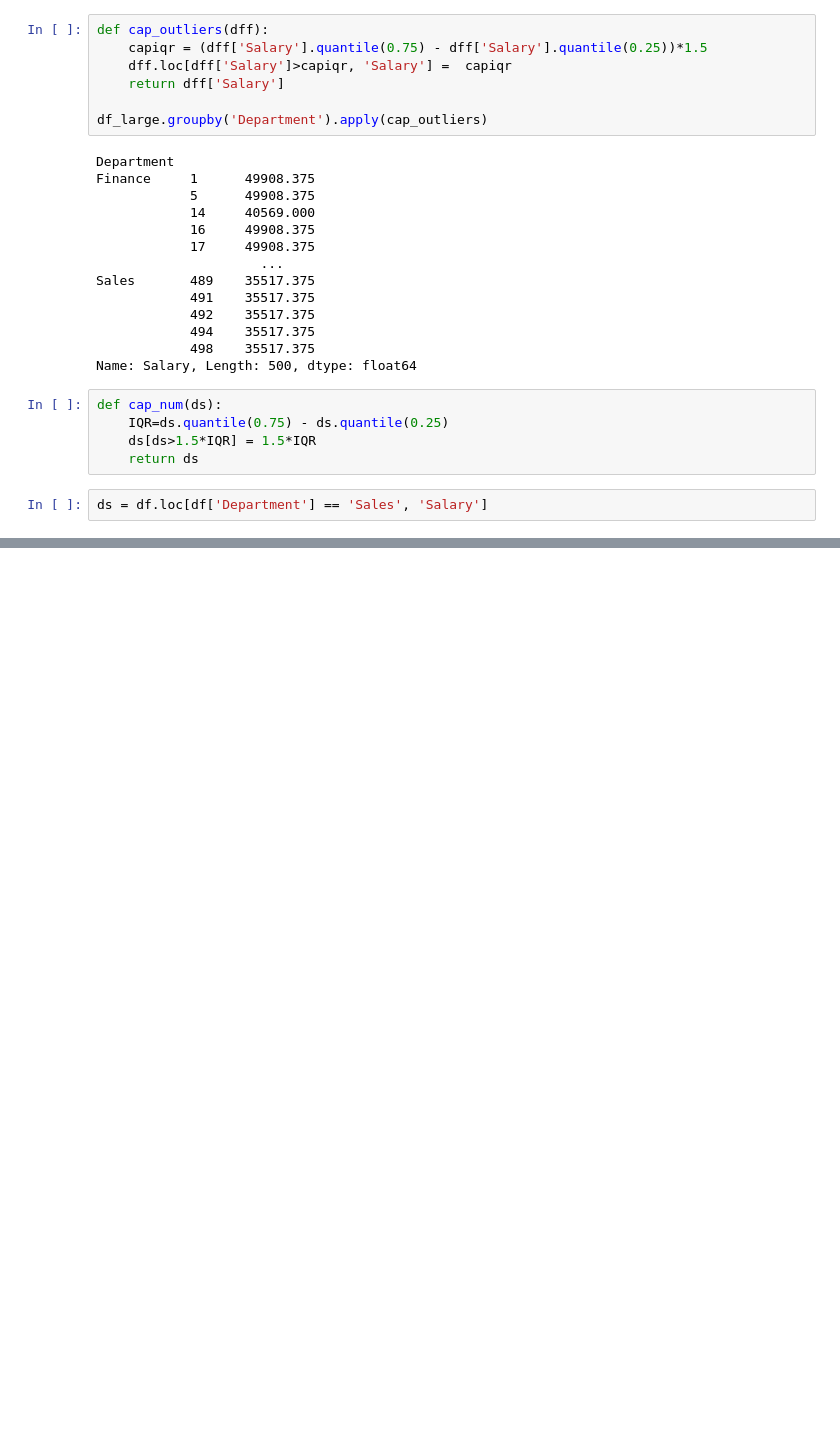
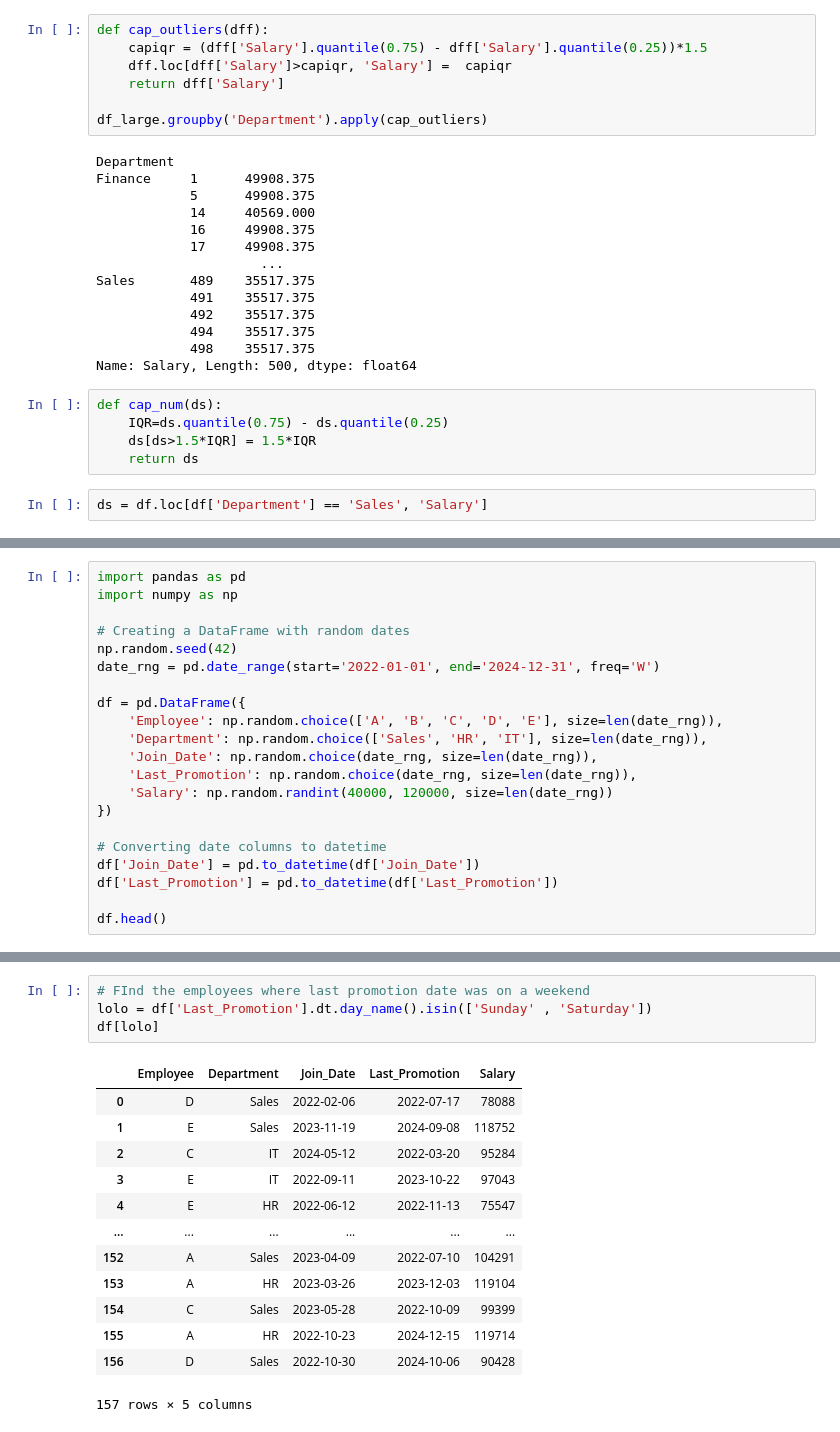
Before and after one commit to prajwalwadhai/Python, a Jupyter notebook: 0000000000015147/Pandas 3 Prajwal.ipynb, the cells around one changed output, grey strips where cells are left out. Cells and saved outputs as stored; diff of their text form; blank space fills up the shorter version.

Commit message:
Pandas 3 completed

```diff
--- a/0000000000015147/Pandas 3 Prajwal.ipynb
+++ b/0000000000015147/Pandas 3 Prajwal.ipynb
@@ -758,0 +771,21 @@ Name: Salary, dtype: float64
+# %%
+import pandas as pd
+import numpy as np
+
+# Creating a DataFrame with random dates
+np.random.seed(42)
+date_rng = pd.date_range(start='2022-01-01', end='2024-12-31', freq='W')
+
+df = pd.DataFrame({
+    'Employee': np.random.choice(['A', 'B', 'C', 'D', 'E'], size=len(date_rng)),
+    'Department': np.random.choice(['Sales', 'HR', 'IT'], size=len(date_rng)),
+    'Join_Date': np.random.choice(date_rng, size=len(date_rng)),
+    'Last_Promotion': np.random.choice(date_rng, size=len(date_rng)),
+    'Salary': np.random.randint(40000, 120000, size=len(date_rng))
+})
+
+# Converting date columns to datetime
+df['Join_Date'] = pd.to_datetime(df['Join_Date'])
+df['Last_Promotion'] = pd.to_datetime(df['Last_Promotion'])
+
+df.head()
@@ -758,0 +922,18 @@ Name: Salary, dtype: float64
+# %%
+# FInd the employees where last promotion date was on a weekend
+lolo = df['Last_Promotion'].dt.day_name().isin(['Sunday' , 'Saturday'])
+df[lolo]
+# %% [output]
+|  | Employee | Department | Join_Date | Last_Promotion | Salary |
+| 0 | D | Sales | 2022-02-06 | 2022-07-17 | 78088 |
+| 1 | E | Sales | 2023-11-19 | 2024-09-08 | 118752 |
+| 2 | C | IT | 2024-05-12 | 2022-03-20 | 95284 |
+| 3 | E | IT | 2022-09-11 | 2023-10-22 | 97043 |
+| 4 | E | HR | 2022-06-12 | 2022-11-13 | 75547 |
+| ... | ... | ... | ... | ... | ... |
+| 152 | A | Sales | 2023-04-09 | 2022-07-10 | 104291 |
+| 153 | A | HR | 2023-03-26 | 2023-12-03 | 119104 |
+| 154 | C | Sales | 2023-05-28 | 2022-10-09 | 99399 |
+| 155 | A | HR | 2022-10-23 | 2024-12-15 | 119714 |
+| 156 | D | Sales | 2022-10-30 | 2024-10-06 | 90428 |
+157 rows × 5 columns
```
Also changed, not shown: parts of 12 cells of this notebook, 1 other file.
